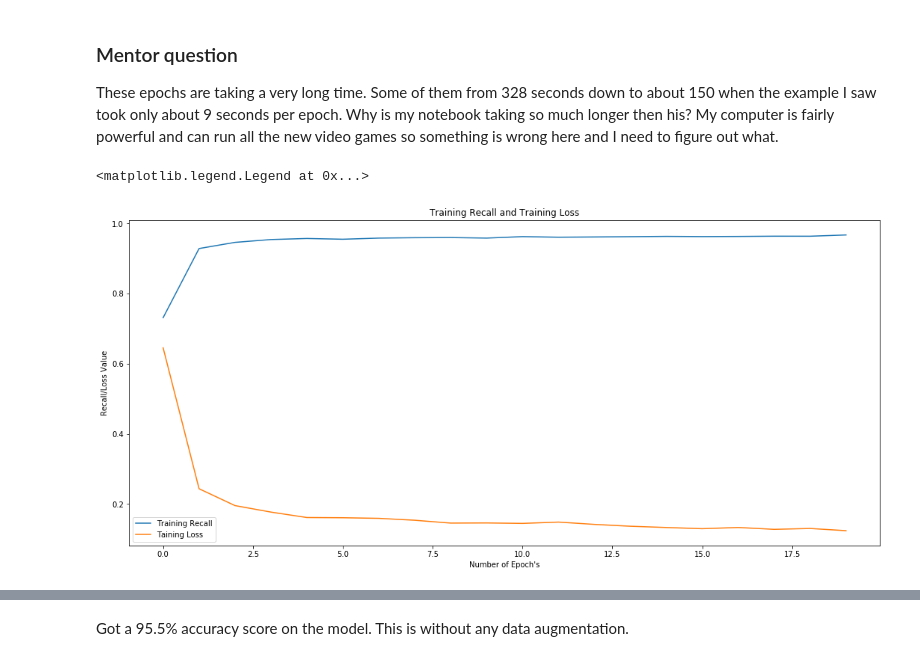
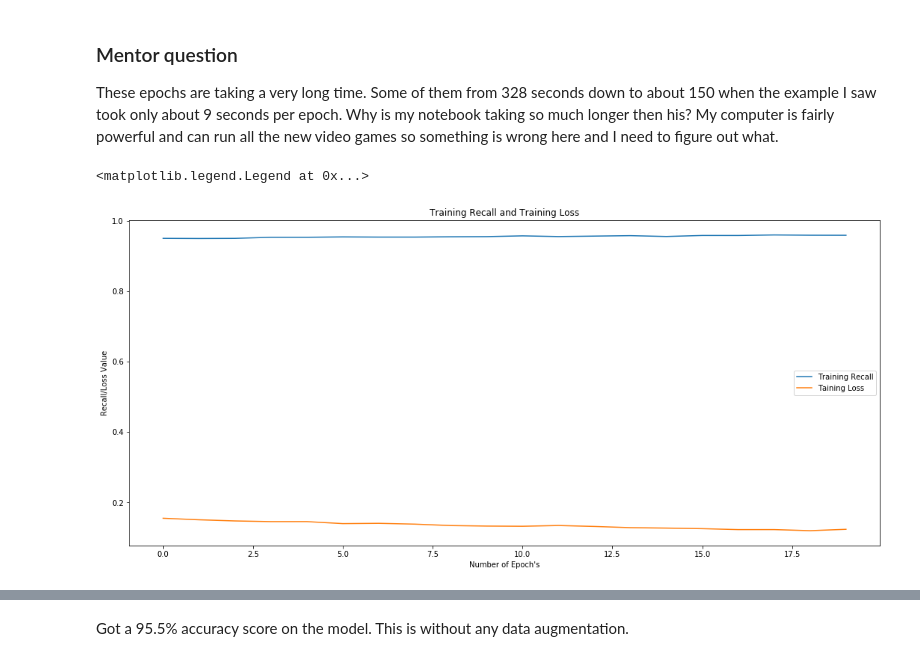
Before and after one commit to tsfkingsport/Malaria-Cell-Project, a Jupyter notebook: 11-25-2019 Malaria Image Diagnosis GPU attempt.ipynb, the cells around one changed output, grey strips where cells are left out. Saved outputs shown, nothing was run; the diff lists cells and outputs as text; code cells hidden in the pictures.

```diff
--- a/11-25-2019 Malaria Image Diagnosis GPU attempt.ipynb
+++ b/11-25-2019 Malaria Image Diagnosis GPU attempt.ipynb
@@ -275,3 +269,3 @@ K.tensorflow_backend._get_available_gpus()
 # %%
-first_model = model.fit(x_train, y_train, epochs = 6, batch_size = 32)
+first_model = model.fit(x_train, y_train, epochs = 20, batch_size = 32)
 # %% [output]
@@ -325,17 +310,17 @@ Epoch 20/20
 These epochs are taking a very long time.  Some of them from 328 seconds down to about 150 when the example I saw took only about 9 seconds per epoch. Why is my notebook taking so much longer then his?  My computer is fairly powerful and can run all the new video games so something is wrong here and I need to figure out what.
 # %%
 plt.figure(figsize = (18,8))
-plt.plot(range(20), first_model.history['recall'], label = 'Training Recall')
+plt.plot(range(20), first_model.history['acc'], label = 'Training Recall')
 plt.plot(range(20), first_model.history['loss'], label = 'Taining Loss')
 
 plt.xlabel("Number of Epoch's")
 plt.ylabel('Recall/Loss Value')
 plt.title('Training Recall and Training Loss')
 plt.legend(loc = "best")
 #graphing how the accuracy and loss change over the epochs
 # %% [output]
 <matplotlib.legend.Legend at 0x...>
-[figure, old version]
+[figure, new version]
 # %%
 predictions = model.evaluate(x_test, y_test)
 # %% [output]
```
Also changed, not shown: parts of 25 cells of this notebook.
